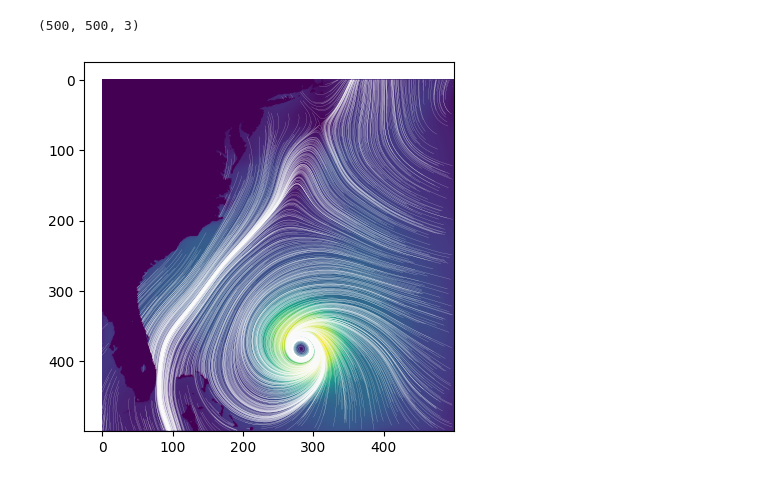
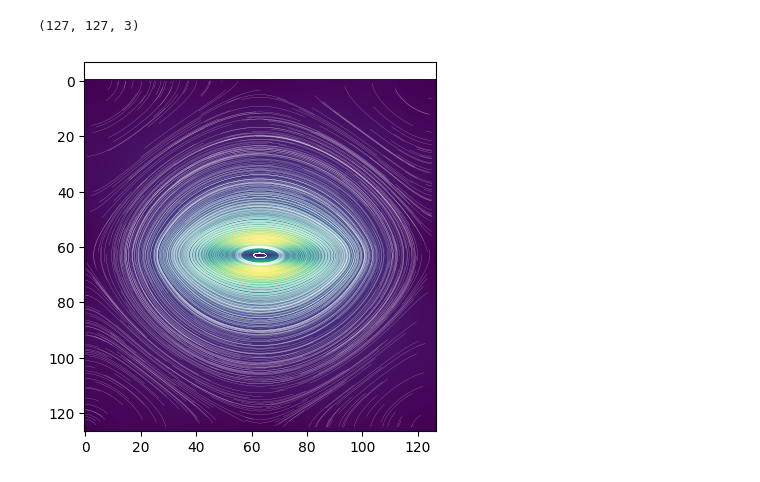
Before and after one commit to edvartGB/visualization, a Jupyter notebook: oblig/oblig.ipynb, the cells around one changed output. Saved outputs shown, nothing was run; the diff lists cells and outputs as text; code cells hidden in the pictures.

```diff
--- a/oblig/oblig.ipynb
+++ b/oblig/oblig.ipynb
@@ -40,17 +40,17 @@ def interp1(a, x, y):
     U = (1.0 - fracY) * U1 + fracY * U2
     return U
 # %%
-d1 = h5py.File('../isabel_2d.h5', 'r')
-u = np.array(d1["Velocity"]["X-comp"])
-v = np.array(d1["Velocity"]["Y-comp"])
+d1 = h5py.File('../metsim1_2d.h5', 'r')
+u = np.array(d1["Velocity"]["X-comp"]).T
+v = np.array(d1["Velocity"]["Y-comp"]).T
 img = np.array([u, v, np.zeros_like(u)]).T
 img.shape
 # %% [output]
-(500, 500, 3)
+(127, 127, 3)
 # %%
 trajectories = []
 
-for i in range(2000):
+for i in range(500):
     pos_x = np.random.random()*u.shape[0]-1
     pos_y = np.random.random()*u.shape[0]-1
     trajectory_x = [pos_x]
@@ -71,8 +71,8 @@ for i in range(2000):
         trajectory_y.append(pos_y)
     trajectories.append([trajectory_x, trajectory_y])
 # %%
-visualize(magnitude2(u, v))
+visualize(magnitude2(u.T, v.T))
 for traj in trajectories:
-    plt.plot(traj[1], traj[0], 'w', linewidth=0.1)
+    plt.plot(traj[0], traj[1], 'w', linewidth=0.1)
 # %% [output]
-[figure, old version]
+[figure, new version]
```
